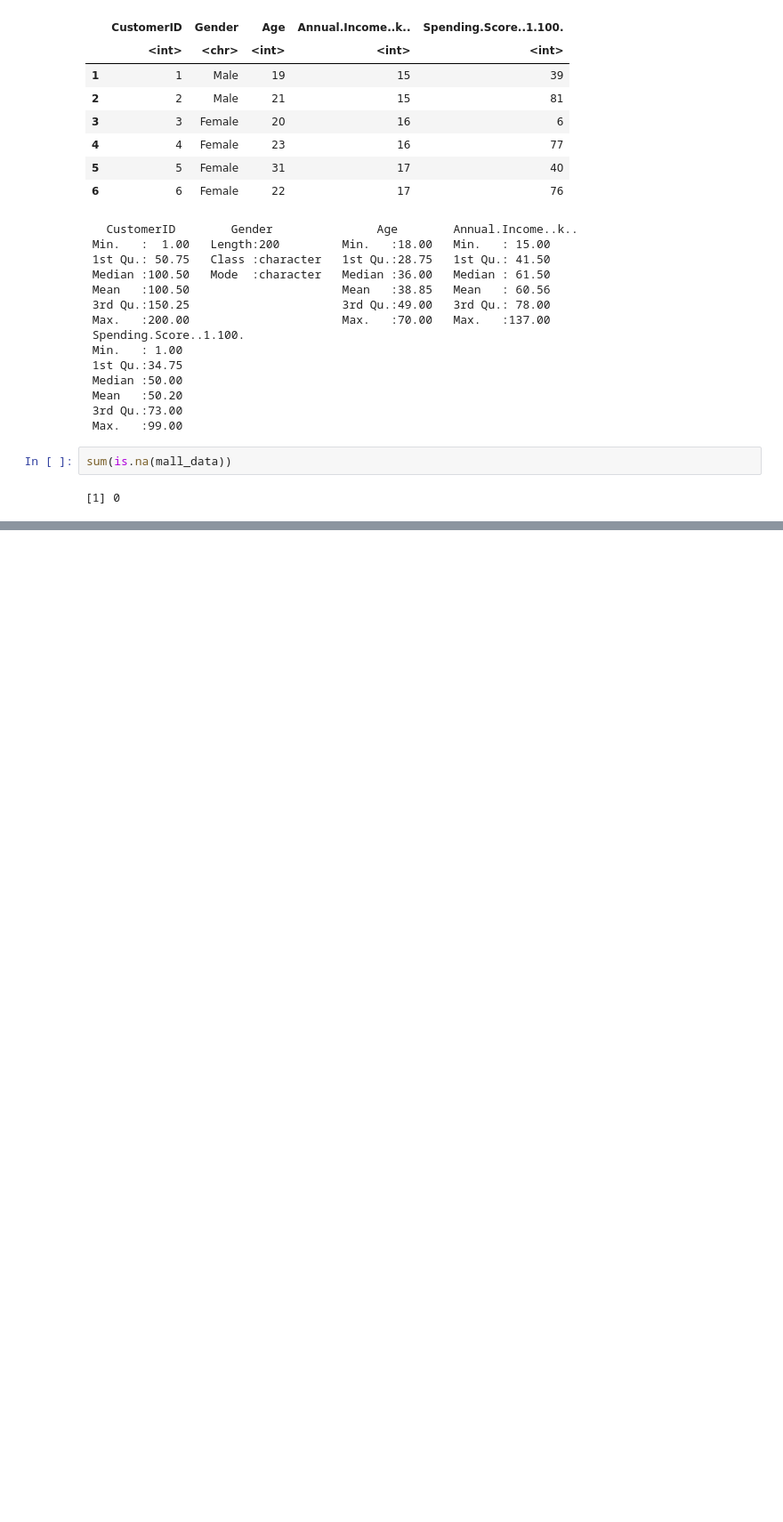
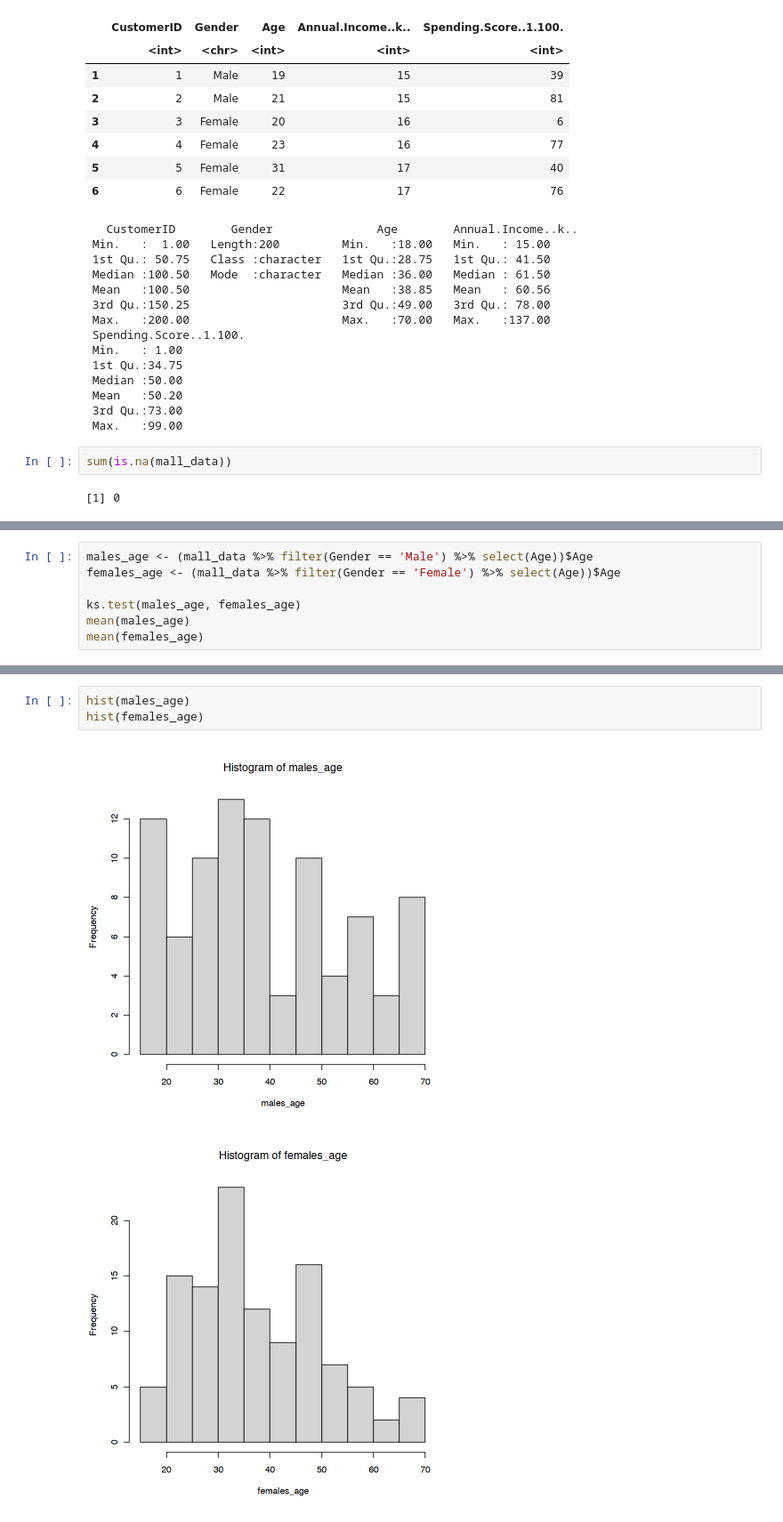
Before and after one commit to SoyOscarRH/Learning, a Jupyter notebook: UNAM/MachineLearning/Cluster/C de clusters y consumidores.ipynb, the cells around one changed output, grey strips where cells are left out. Shown at 89% size. Cells and saved outputs as stored; diff of their text form; blank space fills up the shorter version.

```diff
--- a/UNAM/MachineLearning/Cluster/C de clusters y consumidores.ipynb
+++ b/UNAM/MachineLearning/Cluster/C de clusters y consumidores.ipynb
@@ -96,0 +54,7 @@ A data.frame: 10 × 2
+# %%
+males_age <- (mall_data %>% filter(Gender == 'Male') %>% select(Age))$Age
+females_age <- (mall_data %>% filter(Gender == 'Female') %>% select(Age))$Age
+
+ks.test(males_age, females_age)
+mean(males_age)
+mean(females_age)
@@ -96,0 +71,6 @@ A data.frame: 10 × 2
+# %%
+hist(males_age)
+hist(females_age)
+# %% [output]
+[figure, added]
+[figure, added]
```
Also changed, not shown: parts of 26 cells of this notebook, 21 other files.
